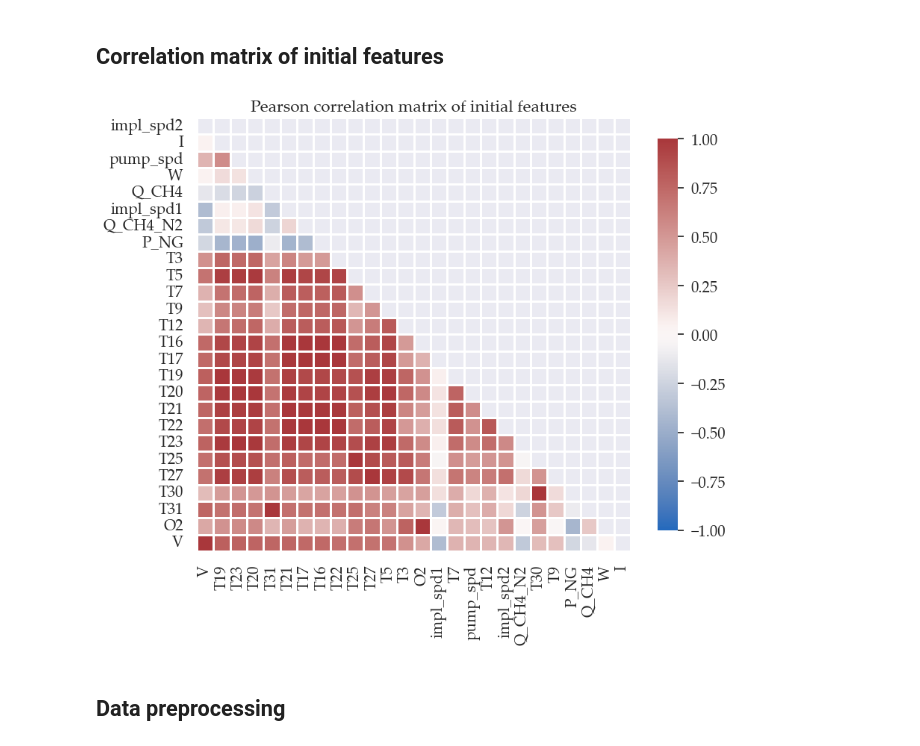
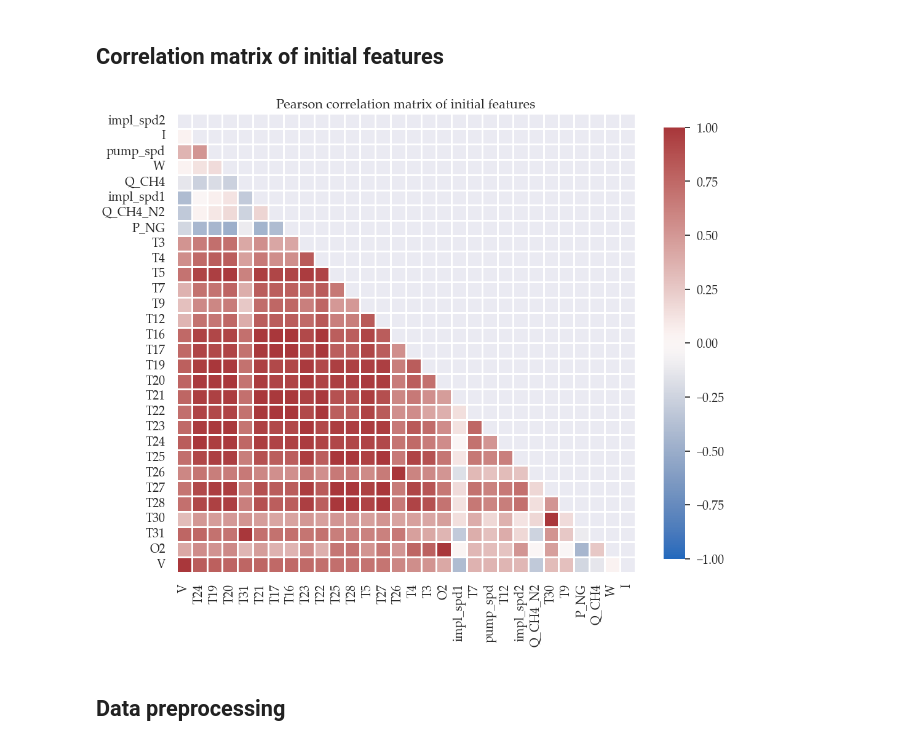
Before and after one commit to caapel/SOFC, a Jupyter notebook: SOFC_analisys.ipynb, the cells around one changed output. Saved outputs shown, nothing was run; the diff lists cells and outputs as text; code cells hidden in the pictures.

```diff
--- a/SOFC_analisys.ipynb
+++ b/SOFC_analisys.ipynb
@@ -103,13 +104,6 @@ df = df[df.columns[(abs(df.mean()-3000)>0.1)]]  # filtering 12 incorrect sensor
 df = df[df.T17 != 3000]  # remove 92 lines with incorrect T17-value
 df = df[df.V != 0]  # remove 18324 lines with zero target feature
 
-# combine similar features (-4)
-df.T3 = df[['T3', 'T4']].mean(axis=1)
-df.T23 = df[['T23', 'T24']].mean(axis=1)
-df.T25 = df[['T25', 'T26']].mean(axis=1)
-df.T27 = df[['T27', 'T28']].mean(axis=1)
-df = df.drop(columns=['T4', 'T24', 'T26', 'T28'])
-
 # move the voltage to the end position (for correlation matrix)
 V = df.V
 df = df.drop('V', axis=1)
@@ -155,37 +149,36 @@ None
 # %%
 df_corr = df.corr('pearson')
 
 # Let's sort column V by correlation strength (absolute value)
 df_corr.sort_values(by='V', axis='columns', ascending=False, inplace=True, key=lambda col: abs(col))
 
-# increase font size
-sns.set(font_scale=1.35)
-plt.rcParams['font.family'] = 'Palatino Linotype'
+#sns.set(font_scale=1.3)
+#plt.rcParams['font.family'] = 'Palatino Linotype'
 
 # Generate a mask for the upper triangle
 mask = np.triu(np.ones_like(df_corr, dtype=bool))
 
 # Set up the matplotlib figure
-fig, ax = plt.subplots(figsize=(9, 8))
+fig, ax = plt.subplots(figsize=(11, 10))
 
 # Draw the heatmap with the mask and correct aspect ratio
 sns.heatmap(df_corr,
             #annot=True,
             mask=mask,
             cmap=sns.color_palette("vlag", as_cmap=True),
             fmt=".3f",
             vmax=1.0,
             vmin=-1.0,
             center=0,
             square=True,
             linewidths=1,
             cbar_kws={"shrink": .8}).set(title='Pearson correlation matrix of initial features')
 
 plt.tight_layout()
 plt.savefig('pictures/full_corr_matrix.png', dpi = 300, transparent = True)
 #df_corr.style.background_gradient(cmap=sns.color_palette("vlag", as_cmap=True), vmin = -1, vmax=1)  # output table-factor
 # %% [output]
-[figure, old version]
+[figure, new version]
 # %% [markdown]
 ## Data preprocessing
 # %%
```
Also changed, not shown: parts of 43 cells of this notebook, 1 other file.
